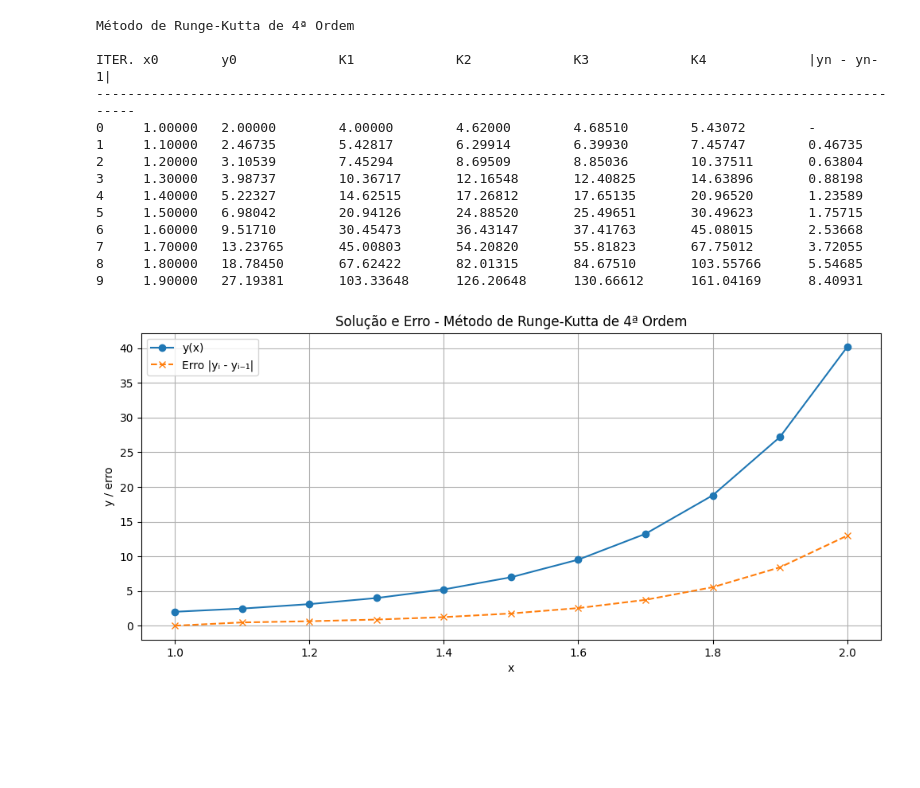
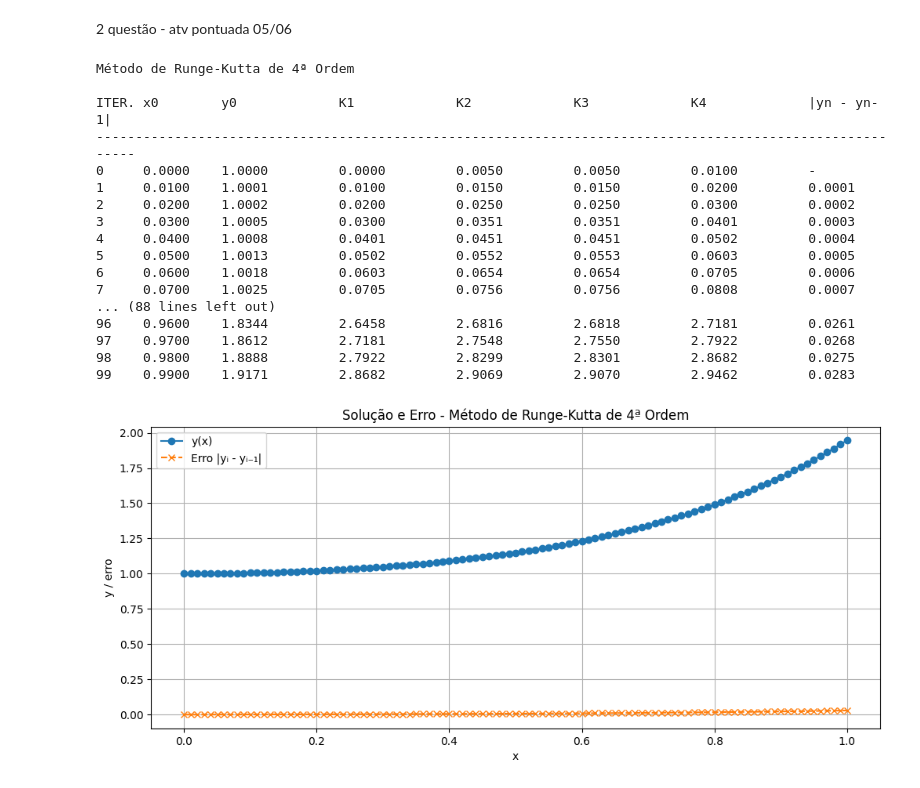
Before and after one commit to Xmagnop/NumericCalculations, a Jupyter notebook: EDOMethods/runge_kutta_4.ipynb, the cells around one changed output. Drawn from its saved outputs; the diff is of its cells as text; code cells hidden in the pictures; blank space fills up the shorter version.

```diff
--- a/EDOMethods/runge_kutta_4.ipynb
+++ b/EDOMethods/runge_kutta_4.ipynb
@@ -22,9 +22,9 @@ def runge_kutta_4_ordem(f, x0, y0, h, n):
         y_next = y_atual + (k1 + 2*k2 + 2*k3 + k4)*h/6
         erro = '-' if i == 0 else abs(y_atual - y_vals[-2])
 
-        print(f"{i:<6}{x_atual:<10.5f}{y_atual:<15.5f}"
-              f"{k1:<15.5f}{k2:<15.5f}{k3:<15.5f}{k4:<15.5f}"
-              f"{erro if erro == '-' else f'{erro:<15.5f}'}")
+        print(f"{i:<6}{x_atual:<10.4f}{y_atual:<15.4f}"
+              f"{k1:<15.4f}{k2:<15.4f}{k3:<15.4f}{k4:<15.4f}"
+              f"{erro if erro == '-' else f'{erro:<15.4f}'}")
 
         x_vals.append(x_atual + h)
         y_vals.append(y_next)
@@ -46,27 +78,32 @@ def runge_kutta_4_ordem(f, x0, y0, h, n):
+# %% [markdown]
+2 questão - atv pontuada 05/06
 # %%
 # Definição da função diferencial
-f = lambda x, y: 2*x*y
+f = lambda x, y: x**(3) + (x * y)
 
 # Condições iniciais
-x0 = 1
-y0 = 2
-h = 0.1
-n = 10
+x0 = 0
+y0 = 1
+h = 0.01
+n = 100
 
 x_vals, y_vals = runge_kutta_4_ordem(f, x0, y0, h, n)
 # %% [output]
 Método de Runge-Kutta de 4ª Ordem
 
 ITER. x0        y0             K1             K2             K3             K4             |yn - yn-1|
 ----------------------------------------------------------------------------------------------------------
-0     1.00000   2.00000        4.00000        4.62000        4.68510        5.43072        -
-1     1.10000   2.46735        5.42817        6.29914        6.39930        7.45747        0.46735
-2     1.20000   3.10539        7.45294        8.69509        8.85036        10.37511       0.63804
-3     1.30000   3.98737        10.36717       12.16548       12.40825       14.63896       0.88198
-4     1.40000   5.22327        14.62515       17.26812       17.65135       20.96520       1.23589
-5     1.50000   6.98042        20.94126       24.88520       25.49651       30.49623       1.75715
-6     1.60000   9.51710        30.45473       36.43147       37.41763       45.08015       2.53668
-7     1.70000   13.23765       45.00803       54.20820       55.81823       67.75012       3.72055
-8     1.80000   18.78450       67.62422       82.01315       84.67510       103.55766      5.54685
-9     1.90000   27.19381       103.33648      126.20648      130.66612      161.04169      8.40931
+0     0.0000    1.0000         0.0000         0.0050         0.0050         0.0100         -
+1     0.0100    1.0001         0.0100         0.0150         0.0150         0.0200         0.0001
+2     0.0200    1.0002         0.0200         0.0250         0.0250         0.0300         0.0002
+3     0.0300    1.0005         0.0300         0.0351         0.0351         0.0401         0.0003
+4     0.0400    1.0008         0.0401         0.0451         0.0451         0.0502         0.0004
+5     0.0500    1.0013         0.0502         0.0552         0.0553         0.0603         0.0005
+6     0.0600    1.0018         0.0603         0.0654         0.0654         0.0705         0.0006
+7     0.0700    1.0025         0.0705         0.0756         0.0756         0.0808         0.0007
+... (88 lines left out)
+96    0.9600    1.8344         2.6458         2.6816         2.6818         2.7181         0.0261
+97    0.9700    1.8612         2.7181         2.7548         2.7550         2.7922         0.0268
+98    0.9800    1.8888         2.7922         2.8299         2.8301         2.8682         0.0275
+99    0.9900    1.9171         2.8682         2.9069         2.9070         2.9462         0.0283
-[figure, old version]
+[figure, new version]
```
Also changed, not shown: parts of 2 cells of this notebook, 3 other files.
